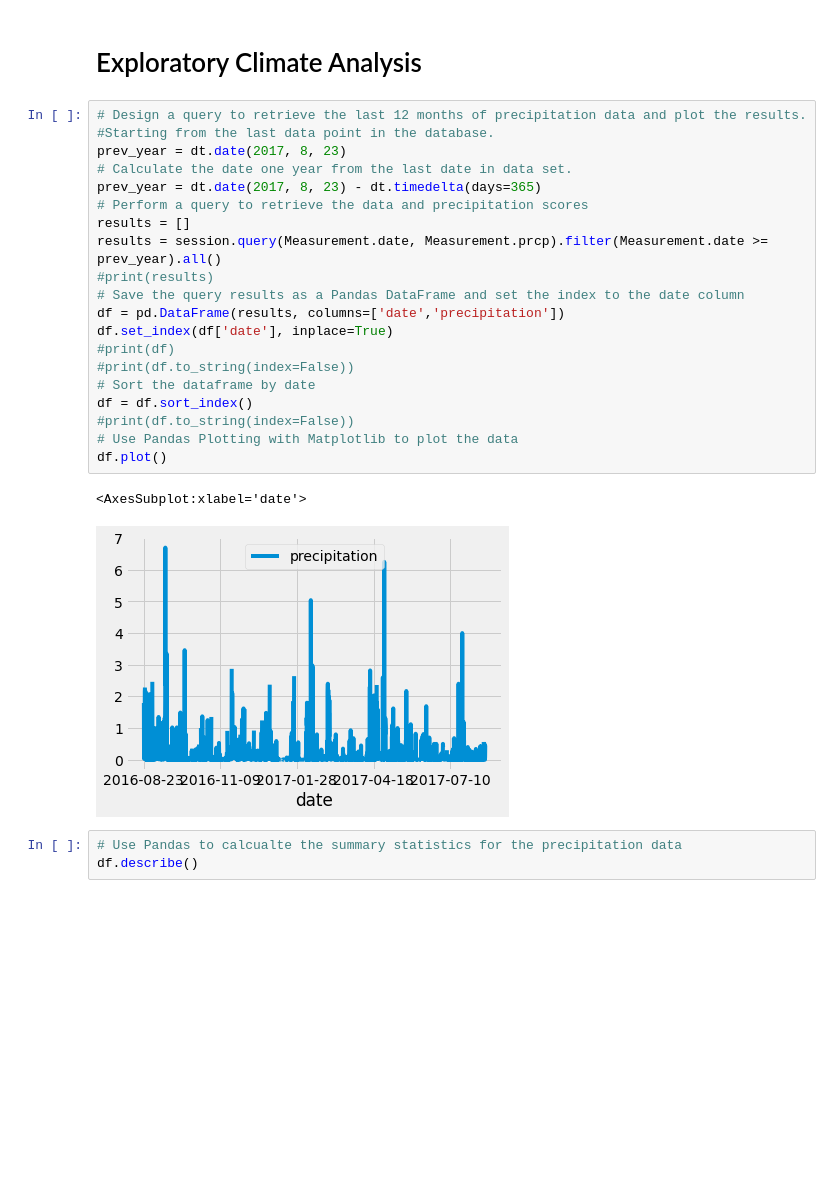
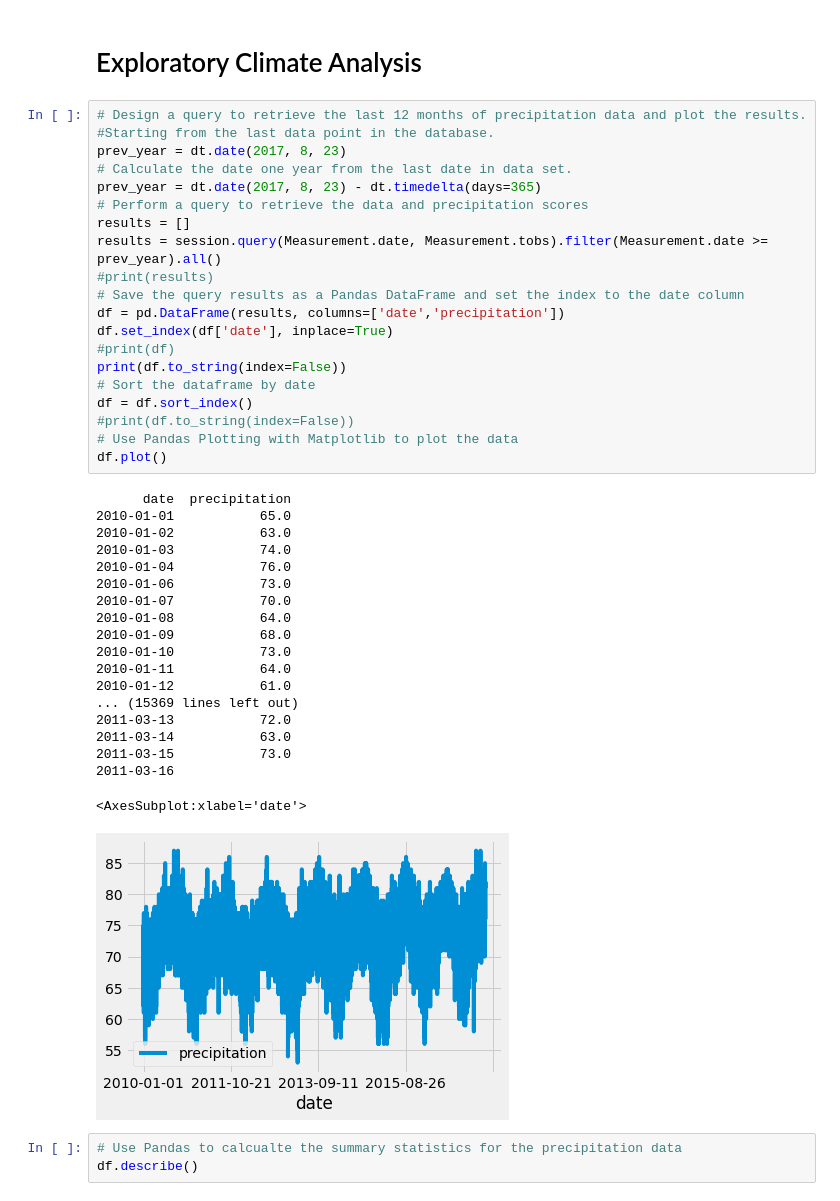
Before and after one commit to taestylobster/surfs_up, a Jupyter notebook: climate_analysis.ipynb, the cells around one changed output. Drawn from its saved outputs; the diff is of its cells as text; blank space fills up the shorter version.

```diff
--- a/climate_analysis.ipynb
+++ b/climate_analysis.ipynb
@@ -40,26 +40,43 @@ session = Session(engine)
 # %%
 # Design a query to retrieve the last 12 months of precipitation data and plot the results.
 #Starting from the last data point in the database.
 prev_year = dt.date(2017, 8, 23)
 # Calculate the date one year from the last date in data set.
 prev_year = dt.date(2017, 8, 23) - dt.timedelta(days=365)
 # Perform a query to retrieve the data and precipitation scores
 results = []
-results = session.query(Measurement.date, Measurement.prcp).filter(Measurement.date >= prev_year).all()
+results = session.query(Measurement.date, Measurement.tobs).filter(Measurement.date >= prev_year).all()
 #print(results)
 # Save the query results as a Pandas DataFrame and set the index to the date column
 df = pd.DataFrame(results, columns=['date','precipitation'])
 df.set_index(df['date'], inplace=True)
 #print(df)
-#print(df.to_string(index=False))
+print(df.to_string(index=False))
 # Sort the dataframe by date
 df = df.sort_index()
 #print(df.to_string(index=False))
 # Use Pandas Plotting with Matplotlib to plot the data
 df.plot()
 # %% [output]
-<AxesSubplot:xlabel='date'>
+      date  precipitation
+2010-01-01           65.0
+2010-01-02           63.0
+2010-01-03           74.0
+2010-01-04           76.0
+2010-01-06           73.0
+2010-01-07           70.0
+2010-01-08           64.0
+2010-01-09           68.0
+2010-01-10           73.0
+2010-01-11           64.0
+2010-01-12           61.0
+... (15369 lines left out)
+2011-03-13           72.0
+2011-03-14           63.0
+2011-03-15           73.0
+2011-03-16
+<AxesSubplot:xlabel='date'>
-[figure, old version]
+[figure, new version]
 # %%
 # Use Pandas to calcualte the summary statistics for the precipitation data
 df.describe()
```
Also changed, not shown: 1 other file.
